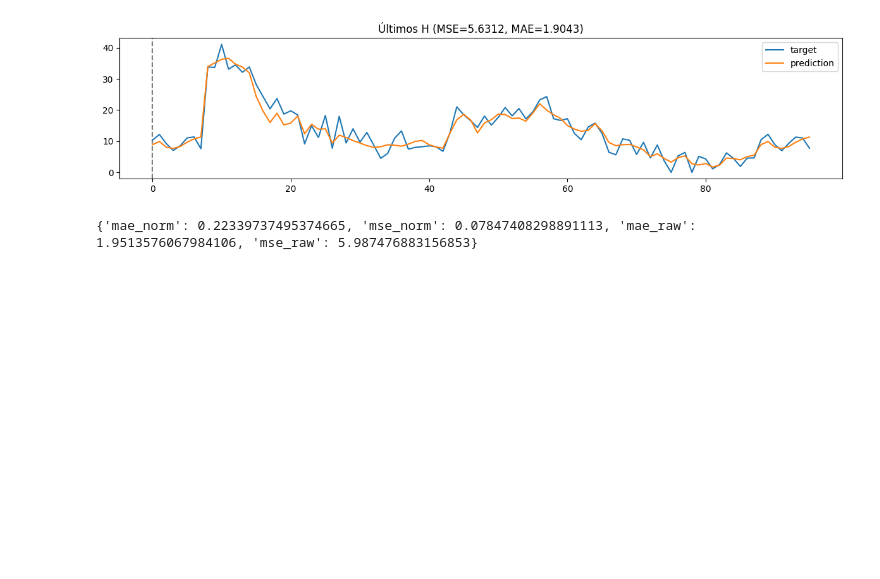
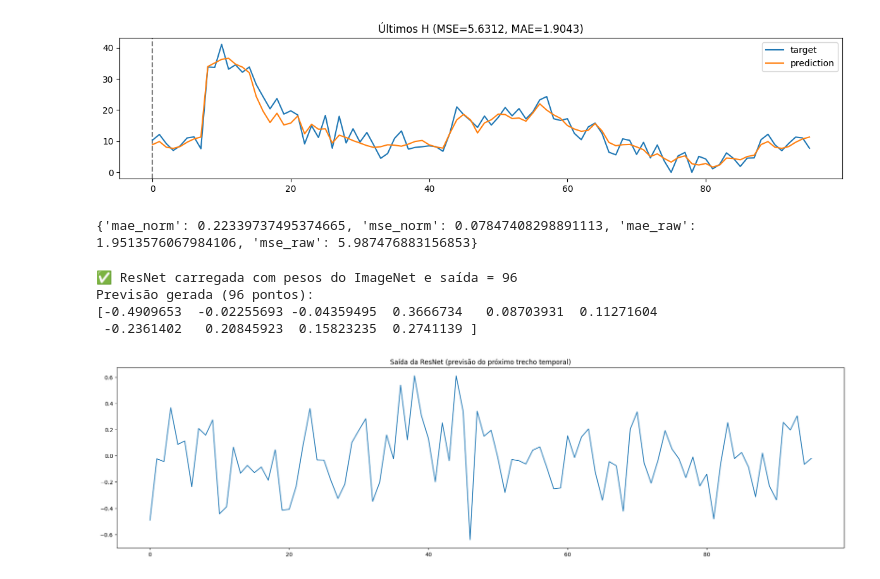
Before and after one commit to Lucas-Monteiro-Henriques/Implement_VISIONTS, a Jupyter notebook: MAE.ipynb, the cells around one changed output. Saved outputs shown, nothing was run; the diff lists cells and outputs as text; code cells hidden in the pictures; blank space fills up the shorter version.

```diff
--- a/MAE.ipynb
+++ b/MAE.ipynb
@@ -670,3 +670,72 @@ pred_raw, res = compute_article_metrics(matriz_2d, reconstrucao, H=96, recon_mod
 print(res)  # {'mae_norm','mse_norm','mae_raw','mse_raw'}
 # %% [output]
 {'mae_norm': 0.22339737495374665, 'mse_norm': 0.07847408298891113, 'mae_raw': 1.9513576067984106, 'mse_raw': 5.987476883156853}
+# %%
+import torch
+import torch.nn as nn
+import torchvision.models as models
+from torchvision import transforms
+from skimage.transform import resize
+import numpy as np
+import matplotlib.pyplot as plt
+
+device = torch.device("cuda" if torch.cuda.is_available() else "cpu")
+
+# === 1. Carrega a ResNet pré-treinada no ImageNet ===
+resnet = models.resnet50(weights=models.ResNet50_Weights.IMAGENET1K_V1)
+
+# Congela os pesos base
+for param in resnet.parameters():
+    param.requires_grad = False
+
+# === 2. Substitui a camada final por regressão temporal ===
+# Suponha que queremos prever H=96 pontos futuros (pode ajustar)
+H = 96
+resnet.fc = nn.Linear(resnet.fc.in_features, H)
+
+model = resnet.to(device)
+print("✅ ResNet carregada com pesos do ImageNet e saída =", H)
+
+# === 3. Função de previsão ===
+def predict_next_block(Igray_resized_3ch, model):
+    """
+    Usa a ResNet para extrair features da imagem da série temporal
+    e prever o próximo bloco temporal (H pontos).
+    """
+    from torchvision import transforms
+    from skimage.transform import resize
+
+    # Redimensionar para 224x224 e normalizar como ImageNet
+    img = resize(Igray_resized_3ch, (224, 224), order=1, mode='reflect', anti_aliasing=False)
+    transform = transforms.Compose([
+        transforms.ToTensor(),
+        transforms.Normalize(mean=[0.485, 0.456, 0.406],
+                             std=[0.229, 0.224, 0.225])
+    ])
+    x = transform(img).unsqueeze(0).to(device)
+
+    # ✅ converte para float32
+    x = x.float()
+
+    # Forward
+    with torch.no_grad():
+        y_pred = model(x).cpu().numpy().flatten()
+
+    return y_pred
+
+
+# === 4. Exemplo de uso ===
+# Faz uma previsão para a sua imagem 3 canais já alinhada
+y_pred = predict_next_block(Igray_resized_3ch, model)
+
+print(f"Previsão gerada ({len(y_pred)} pontos):")
+print(y_pred[:10])
+plt.plot(y_pred)
+plt.title("Saída da ResNet (previsão do próximo trecho temporal)")
+plt.show()
+# %% [output]
+✅ ResNet carregada com pesos do ImageNet e saída = 96
+Previsão gerada (96 pontos):
+[-0.4909653  -0.02255693 -0.04359495  0.3666734   0.08703931  0.11271604
+ -0.2361402   0.20845923  0.15823235  0.2741139 ]
+[figure, added]
```
Also changed, not shown: parts of 7 cells of this notebook.
